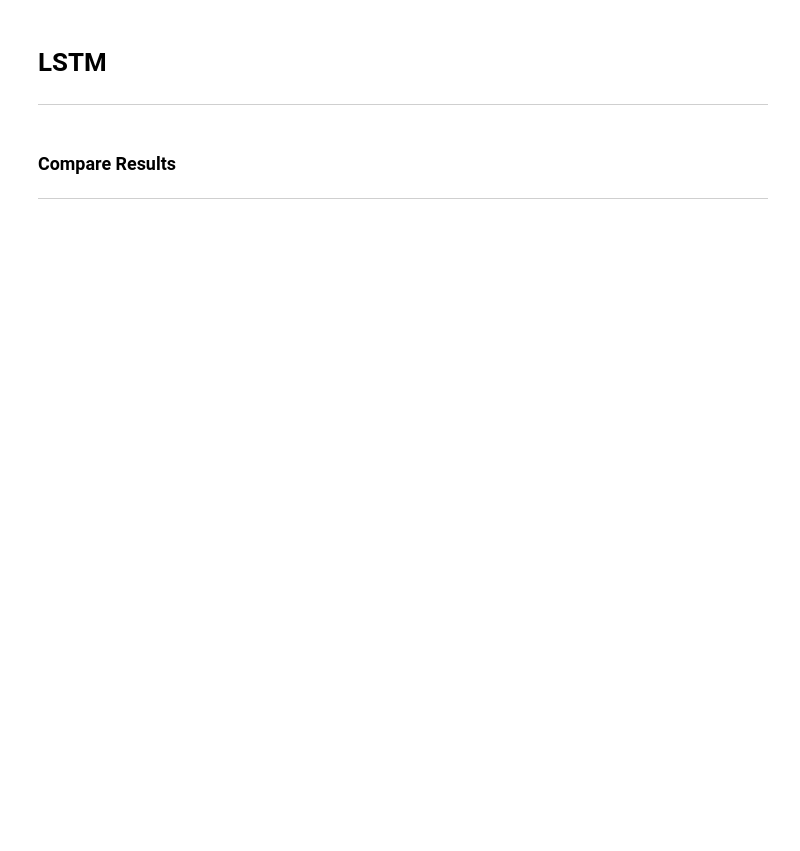
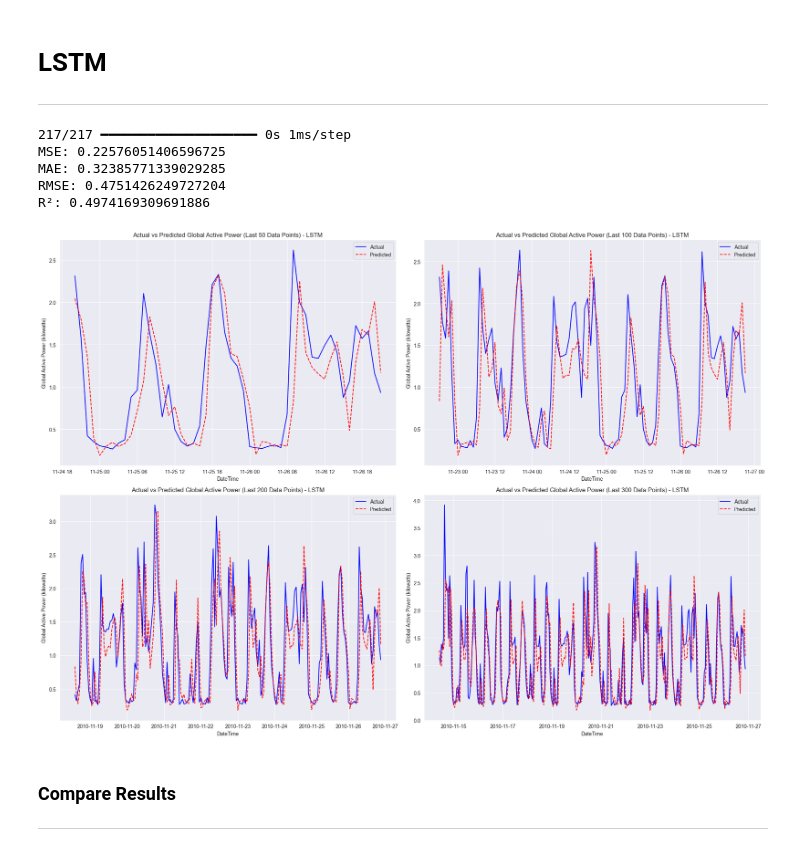
Before and after one commit to BarackSamuni/Data_science_lab2_homework2_solution, a Jupyter notebook: Fix Notebook.ipynb, the cells around one changed output. Drawn from its saved outputs; the diff is of its cells as text; code cells hidden in the pictures; blank space fills up the shorter version.

```diff
--- a/Fix Notebook.ipynb
+++ b/Fix Notebook.ipynb
@@ -418,19 +634,26 @@ def train_and_evaluate_lstm(df, target_column, lags, resample_freq='D', epochs=1
 # %%
 # Define parameters
 target_column = 'Global_active_power'
 lags = 3
-resample_freq = ('min')  # Change this to 'T', 'H', 'D', 'W', 'min' as needed
+resample_freq = ('h')  # Change this to 'T', 'H', 'D', 'W', 'min' as needed
 
 # Train and evaluate LSTM model
 mse, mae, rmse, r2, y_test, y_pred = train_and_evaluate_lstm(power_consumption_df_no_missing_no_outliers, target_column, lags, resample_freq)
 # Print results
 print(f'MSE: {mse}')
 print(f'MAE: {mae}')
 print(f'RMSE: {rmse}')
 print(f'R²: {r2}')
 
 plot_actual_vs_predicted(y_test, y_pred, 'LSTM')
-results_df = pd.concat([results_df,pd.DataFrame({"Model_Name": "LSTM", "MSE": mse, "MAE": mae, "RMSE":rmse, unicodeit.replace('R^2'): r2},index=[0])],axis=0, ignore_index=True)
+results_df = pd.concat([results_df,pd.DataFrame({"Model_Name": "LSTM", "MSE": mse, "MAE": mae, "RMSE":rmse, "R^2":r2},index=[0])],axis=0, ignore_index=True)
+# %% [output]
+217/217 ━━━━━━━━━━━━━━━━━━━━ 0s 1ms/step
+MSE: 0.22576051406596725
+MAE: 0.32385771339029285
+RMSE: 0.4751426249727204
+R²: 0.4974169309691886
+[figure, added]
 # %% [markdown]
 ### **Compare Results**
 ***
```
Also changed, not shown: parts of 24 cells of this notebook.
